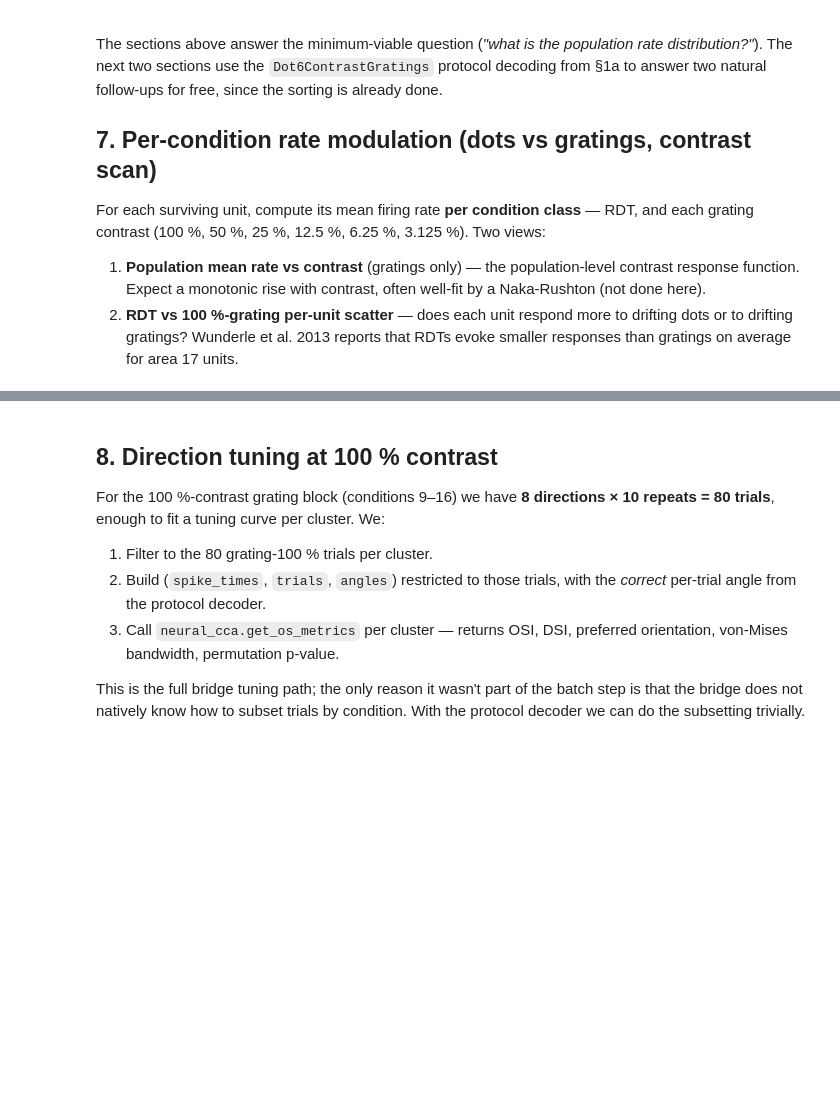
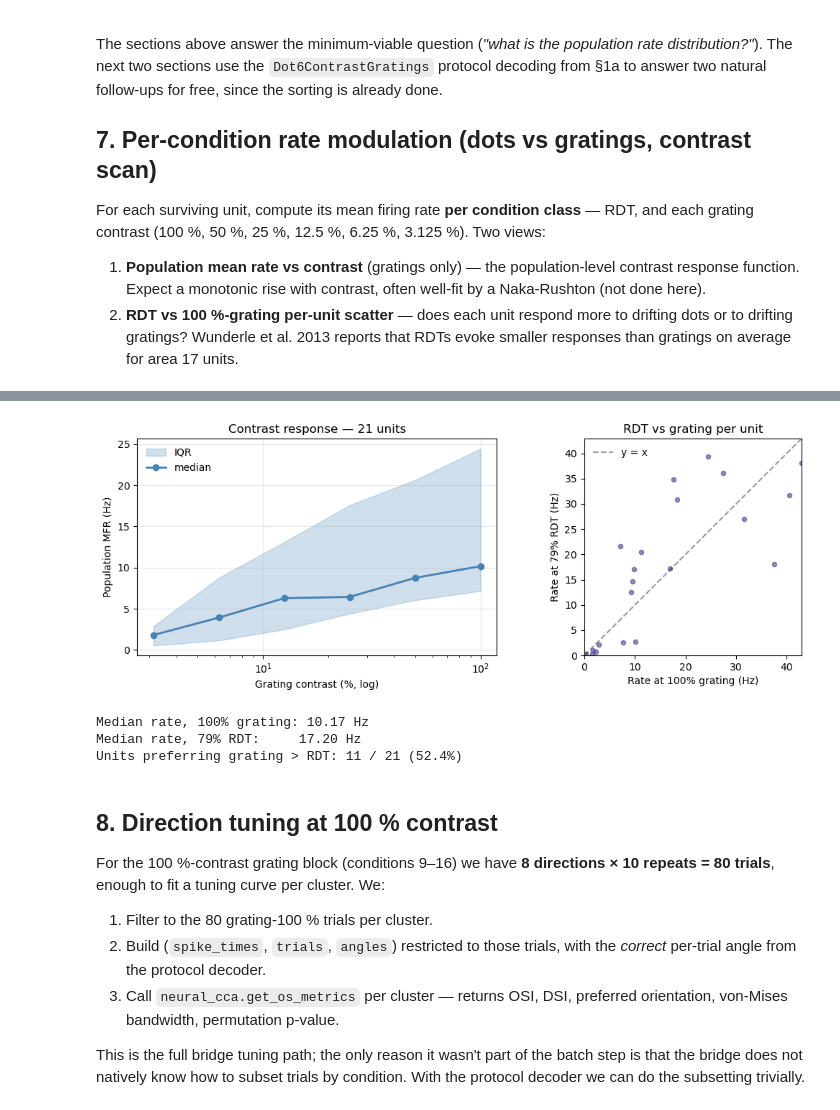
Before and after one commit to VisionICeNatal/VisionICeAnalysis, a Jupyter notebook: examples/example_population_rate_distribution.ipynb, the cells around one changed output, grey strips where cells are left out. Drawn from its saved outputs; the diff is of its cells as text; code cells hidden in the pictures; blank space fills up the shorter version.

```diff
--- a/examples/example_population_rate_distribution.ipynb
+++ b/examples/example_population_rate_distribution.ipynb
@@ -366,16 +502,10 @@ For each surviving unit, compute its mean firing rate **per condition class**
 # Build per-unit, per-condition-class rate matrix from the sorted zarr.
 # Use the already-computed firing_rate_by_trial; aggregate by stim_type+contrast.
 fr_arr = sorted_ds.firing_rate_by_trial.values  # (n_proc, max_cl, n_trials)
-trial_labels = ds.stim_label.values.astype(int)
-
-# Map every trial → (stim_type, contrast_pct) via the protocol table.
-trial_proto = pd.DataFrame({"label": trial_labels})
-trial_proto = trial_proto.merge(protocol, on="label", how="left")
 
 class_keys = [("RDT", 79.0)] + [("grating", c) for c in (100.0, 50.0, 25.0, 12.5, 6.25, 3.125)]
-class_labels = ["RDT 79%"] + [f"Grat {c}%" for c in (100.0, 50.0, 25.0, 12.5, 6.25, 3.125)]
+class_labels = ["RDT 79%"] + [f"Grat {c:g}%" for c in (100.0, 50.0, 25.0, 12.5, 6.25, 3.125)]
 
-# For every passed unit, compute the mean rate over each condition class.
 per_unit_class_rates = []
 for _, row in df_pass.iterrows():
     elec = int(row["electrode"])
@@ -384,8 +514,9 @@ for _, row in df_pass.iterrows():
     rates_per_trial = fr_arr[i, cl, :]
     rec = {"electrode": elec, "cluster": cl}
     for (stype, contr), label in zip(class_keys, class_labels):
-        mask_cond = (trial_proto["stim_type"].values == stype) & (
-            np.isclose(trial_proto["contrast_pct"].values, contr)
+        mask_cond = (
+            (trial_proto["stim_type"].values == stype)
+            & (np.isclose(trial_proto["contrast_pct"].values, contr))
         )
         r = rates_per_trial[mask_cond]
         r = r[~np.isnan(r)]
@@ -398,7 +537,7 @@ df_class.head()
 # %%
 # View 1: population mean rate vs grating contrast (log-x), with median ± IQR
 contrasts = np.array([3.125, 6.25, 12.5, 25.0, 50.0, 100.0])
-grat_cols = [f"Grat {c}%" for c in contrasts]
+grat_cols = [f"Grat {c:g}%" for c in contrasts]
 medians = df_class[grat_cols].median().values
 q25 = df_class[grat_cols].quantile(0.25).values
 q75 = df_class[grat_cols].quantile(0.75).values
@@ -406,40 +545,41 @@ q75 = df_class[grat_cols].quantile(0.75).values
 fig, (ax1, ax2) = plt.subplots(1, 2, figsize=(11, 4))
 
 ax1.fill_between(contrasts, q25, q75, alpha=0.25, color="steelblue", label="IQR")
 ax1.plot(contrasts, medians, "o-", color="steelblue", lw=2, label="median")
 ax1.set_xscale("log")
 ax1.set_xlabel("Grating contrast (%, log)")
 ax1.set_ylabel("Population MFR (Hz)")
 ax1.set_title(f"Contrast response — {len(df_class)} units")
 ax1.legend(frameon=False)
 ax1.grid(alpha=0.3)
 
-# View 2: RDT vs 100% grating per-unit scatter
 rdt = df_class["RDT 79%"].values
 g100 = df_class["Grat 100%"].values
 finite = np.isfinite(rdt) & np.isfinite(g100)
 ax2.scatter(g100[finite], rdt[finite], alpha=0.6, s=20, color="darkslateblue")
 lim = max(np.nanmax(g100), np.nanmax(rdt), 1.0)
 ax2.plot([0, lim], [0, lim], "k--", alpha=0.4, label="y = x")
 ax2.set_xlabel("Rate at 100% grating (Hz)")
 ax2.set_ylabel("Rate at 79% RDT (Hz)")
 ax2.set_title("RDT vs grating per unit")
 ax2.legend(frameon=False)
 ax2.set_aspect("equal")
 ax2.set_xlim(0, lim)
 ax2.set_ylim(0, lim)
 
 plt.tight_layout()
 plt.show()
 
-# Numeric summary
 print(f"Median rate, 100% grating: {np.nanmedian(g100):.2f} Hz")
 print(f"Median rate, 79% RDT:     {np.nanmedian(rdt):.2f} Hz")
-print(
-    f"Units preferring grating > RDT: "
-    f"{int((g100[finite] > rdt[finite]).sum())} / {int(finite.sum())} "
-    f"({(g100[finite] > rdt[finite]).mean():.1%})"
-)
+print(f"Units preferring grating > RDT: "
+      f"{int((g100[finite] > rdt[finite]).sum())} / {int(finite.sum())} "
+      f"({(g100[finite] > rdt[finite]).mean():.1%})")
+# %% [output]
+[figure, added]
+Median rate, 100% grating: 10.17 Hz
+Median rate, 79% RDT:     17.20 Hz
+Units preferring grating > RDT: 11 / 21 (52.4%)
 # %% [markdown]
 ## 8. Direction tuning at 100 % contrast
 
```
Also changed, not shown: parts of 18 cells of this notebook.
